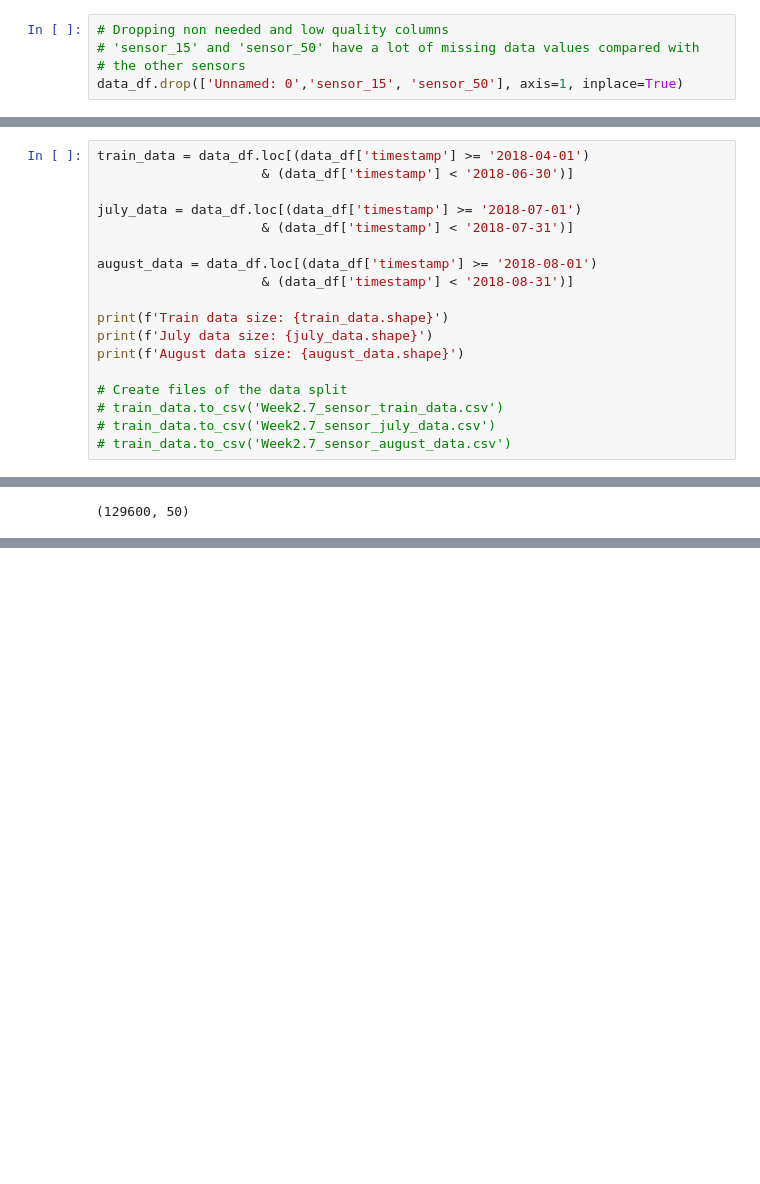
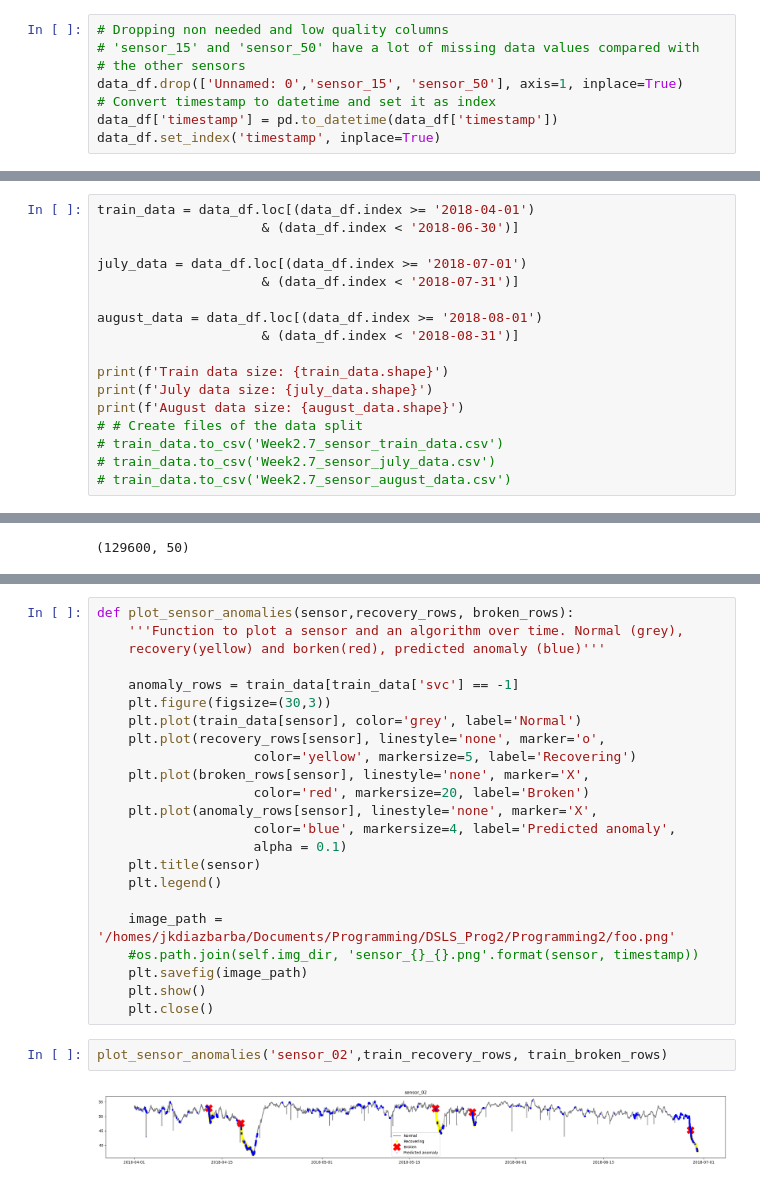
Before and after one commit to KariDi32/Programming2, a Jupyter notebook: Week2.7.ipynb, the cells around one changed output, grey strips where cells are left out. Cells and saved outputs as stored; diff of their text form; blank space fills up the shorter version.

```diff
--- a/Week2.7.ipynb
+++ b/Week2.7.ipynb
@@ -33,3 +37,6 @@ data_df.head(3)
 # 'sensor_15' and 'sensor_50' have a lot of missing data values compared with
 # the other sensors
 data_df.drop(['Unnamed: 0','sensor_15', 'sensor_50'], axis=1, inplace=True)
+# Convert timestamp to datetime and set it as index
+data_df['timestamp'] = pd.to_datetime(data_df['timestamp'])
+data_df.set_index('timestamp', inplace=True)
@@ -36,20 +54,19 @@ data_df.drop(['Unnamed: 0','sensor_15', 'sensor_50'], axis=1, inplace=True)
 # %% [markdown]
 We're going to **train** the model on the months **April, May, and June** and then use the trained model to **predict** the anomalies of the months **July and August**.
 # %%
-train_data = data_df.loc[(data_df['timestamp'] >= '2018-04-01')
-                     & (data_df['timestamp'] < '2018-06-30')]
+train_data = data_df.loc[(data_df.index >= '2018-04-01')
+                     & (data_df.index < '2018-06-30')]
 
-july_data = data_df.loc[(data_df['timestamp'] >= '2018-07-01')
-                     & (data_df['timestamp'] < '2018-07-31')]
+july_data = data_df.loc[(data_df.index >= '2018-07-01')
+                     & (data_df.index < '2018-07-31')]
 
-august_data = data_df.loc[(data_df['timestamp'] >= '2018-08-01')
-                     & (data_df['timestamp'] < '2018-08-31')]
+august_data = data_df.loc[(data_df.index >= '2018-08-01')
+                     & (data_df.index < '2018-08-31')]
 
 print(f'Train data size: {train_data.shape}')
 print(f'July data size: {july_data.shape}')
 print(f'August data size: {august_data.shape}')
-
-# Create files of the data split
+# # Create files of the data split
 # train_data.to_csv('Week2.7_sensor_train_data.csv')
 # train_data.to_csv('Week2.7_sensor_july_data.csv')
 # train_data.to_csv('Week2.7_sensor_august_data.csv')
@@ -123,0 +175,27 @@ array([ 1,  1,  1, ..., -1, -1, -1])
+# %%
+def plot_sensor_anomalies(sensor,recovery_rows, broken_rows):
+    '''Function to plot a sensor and an algorithm over time. Normal (grey),
+    recovery(yellow) and borken(red), predicted anomaly (blue)'''
+
+    anomaly_rows = train_data[train_data['svc'] == -1]
+    plt.figure(figsize=(30,3))
+    plt.plot(train_data[sensor], color='grey', label='Normal')
+    plt.plot(recovery_rows[sensor], linestyle='none', marker='o',
+                    color='yellow', markersize=5, label='Recovering')
+    plt.plot(broken_rows[sensor], linestyle='none', marker='X',
+                    color='red', markersize=20, label='Broken')
+    plt.plot(anomaly_rows[sensor], linestyle='none', marker='X',
+                    color='blue', markersize=4, label='Predicted anomaly',
+                    alpha = 0.1)
+    plt.title(sensor)
+    plt.legend()
+
+    image_path = '/homes/jkdiazbarba/Documents/Programming/DSLS_Prog2/Programming2/foo.png'
+    #os.path.join(self.img_dir, 'sensor_{}_{}.png'.format(sensor, timestamp))
+    plt.savefig(image_path)
+    plt.show()
+    plt.close()
+# %%
+plot_sensor_anomalies('sensor_02',train_recovery_rows, train_broken_rows)
+# %% [output]
+[figure, added]
```
Also changed, not shown: parts of 7 cells of this notebook.
